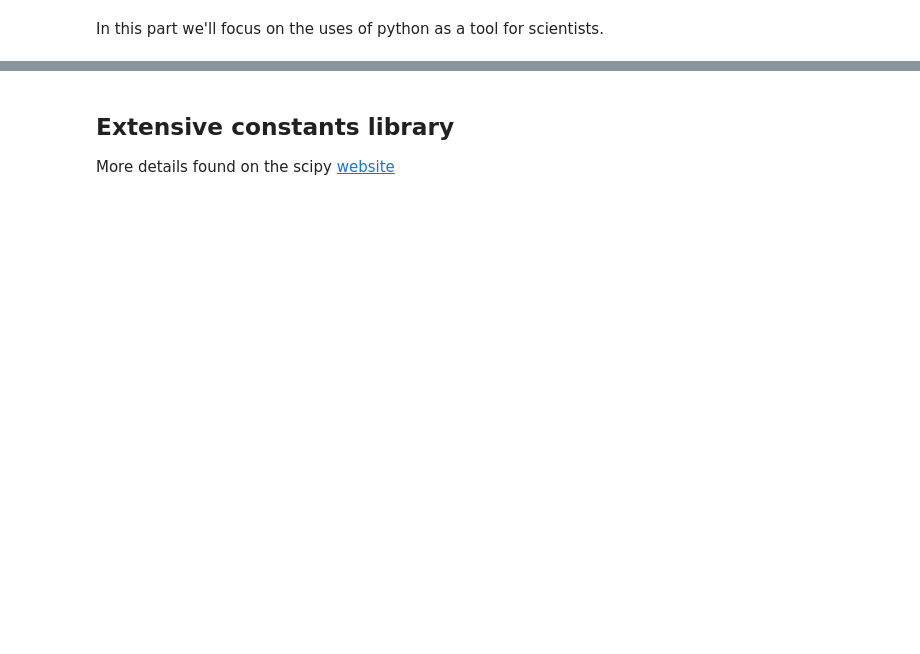
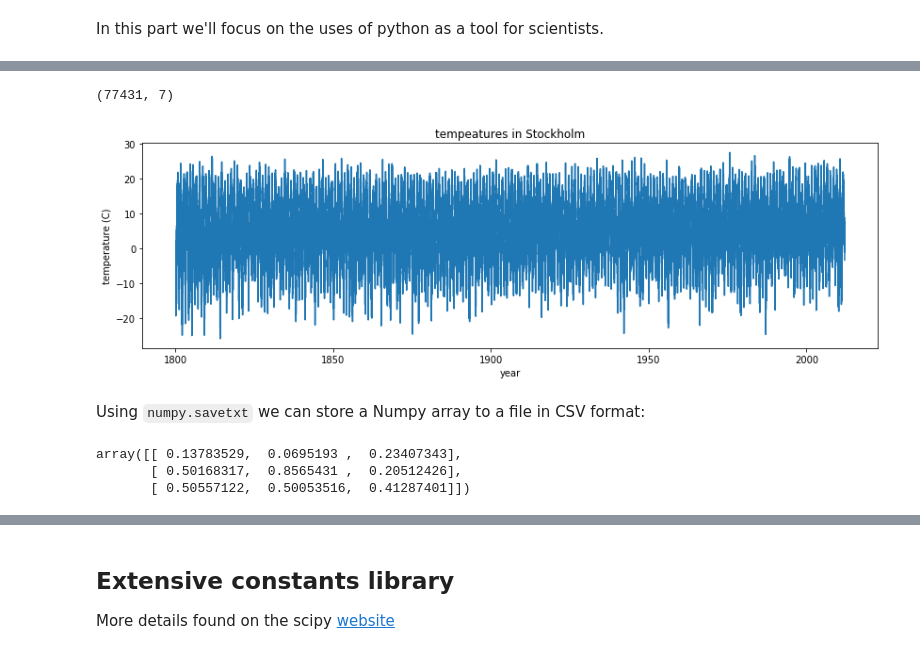
Before and after one commit to burbanom/PHENIX-lands-upon-Jupyter, a Jupyter notebook: scientific-python.ipynb, the cells around one changed output, grey strips where cells are left out. Saved outputs shown, nothing was run; the diff lists cells and outputs as text; code cells hidden in the pictures; blank space fills up the shorter version.

Commit message:
Polished up intro. Finished numpy section

```diff
--- a/scientific-python.ipynb
+++ b/scientific-python.ipynb
@@ -8,0 +262,25 @@ In this part we'll focus on the uses of python as a tool for scientists.
+# %%
+data = np.genfromtxt('stockholm_td_adj.dat')
+# %%
+data.shape
+# %% [output]
+(77431, 7)
+# %%
+fig, ax = plt.subplots(figsize=(14,4))
+ax.plot(data[:,0]+data[:,1]/12.0+data[:,2]/365, data[:,5])
+ax.axis('tight')
+ax.set_title('tempeatures in Stockholm')
+ax.set_xlabel('year')
+ax.set_ylabel('temperature (C)');
+# %% [output]
+[figure, added]
+# %% [markdown]
+Using `numpy.savetxt` we can store a Numpy array to a file in CSV format:
+# %%
+M = random.rand(3,3)
+
+M
+# %% [output]
+array([[ 0.13783529,  0.0695193 ,  0.23407343],
+       [ 0.50168317,  0.8565431 ,  0.20512426],
+       [ 0.50557122,  0.50053516,  0.41287401]])
```
Also changed, not shown: parts of 446 cells of this notebook, 1 other file.
